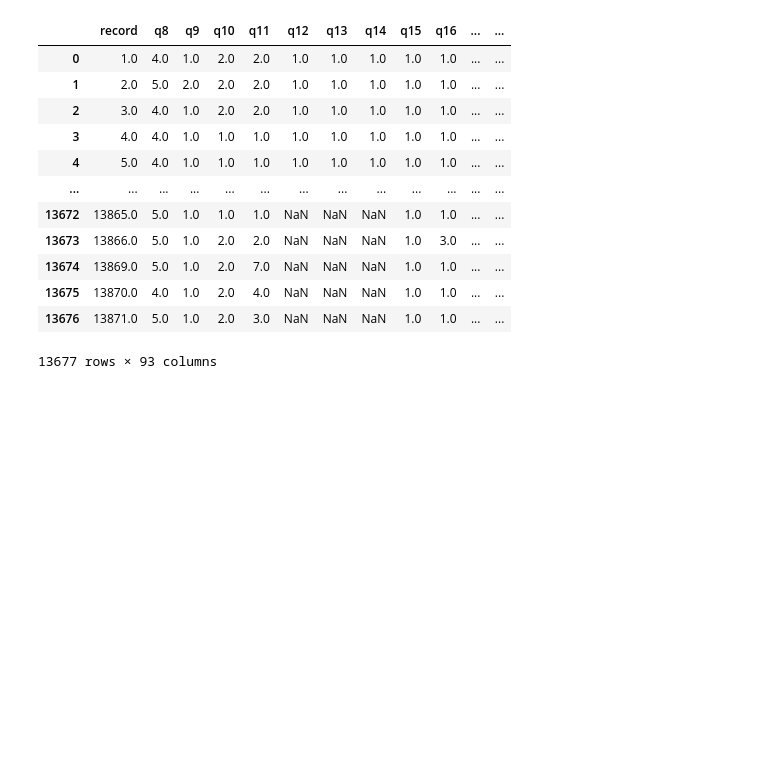
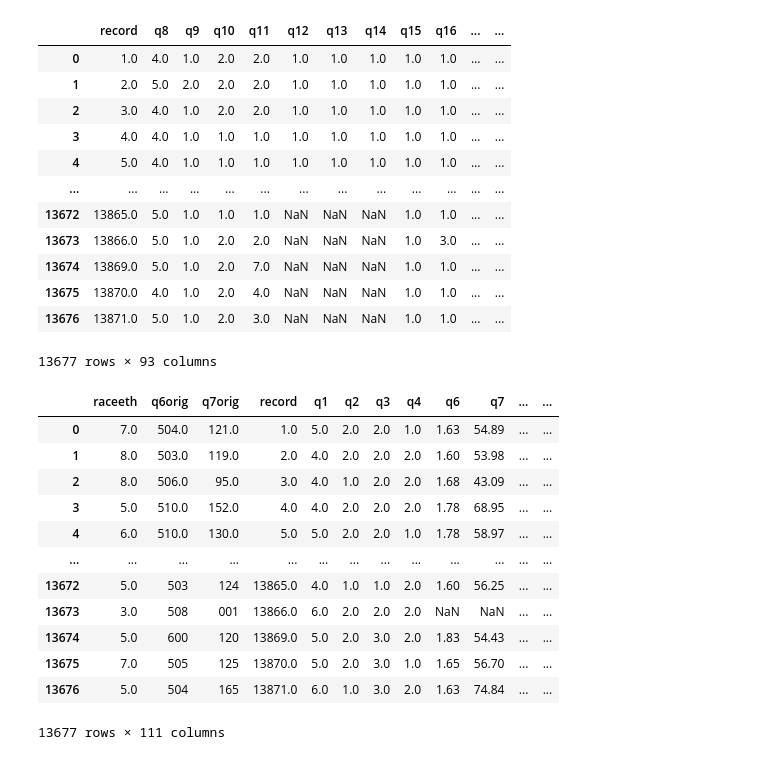
Before and after one commit to tylerah/capstone-project, a Jupyter notebook: Data cleaning.ipynb, the cells around one changed output. Saved outputs shown, nothing was run; the diff lists cells and outputs as text; code cells hidden in the pictures; blank space fills up the shorter version.

Commit message:
created race columns and csv's for fillna and interpolation methods

```diff
--- a/Data cleaning.ipynb
+++ b/Data cleaning.ipynb
@@ -98,3 +98,29 @@ data2
 | 13675 | 13870.0 | 4.0 | 1.0 | 2.0 | 4.0 | NaN | NaN | NaN | 1.0 | 1.0 | ... | ... |
 | 13676 | 13871.0 | 5.0 | 1.0 | 2.0 | 3.0 | NaN | NaN | NaN | 1.0 | 1.0 | ... | ... |
 13677 rows × 93 columns
+# %%
+# Creating Race Columns & manual encoding
+data['white'] = data['q5'].apply(lambda x: 1 if 'E' in str(x) else 0)
+data['AIN'] = data['q5'].apply(lambda x: 1 if 'A' in str(x) else 0)
+data['asian'] = data['q5'].apply(lambda x: 1 if 'B' in str(x) else 0)
+data['black'] = data['q5'].apply(lambda x: 1 if 'C' in str(x) else 0)
+data['PI'] = data['q5'].apply(lambda x: 1 if 'D' in str(x) else 0)
+
+# Dropping q5
+data = data.drop(data[["q5"]], axis=1)
+
+data
+# %% [output]
+|  | raceeth | q6orig | q7orig | record | q1 | q2 | q3 | q4 | q6 | q7 | ... | ... |
+| 0 | 7.0 | 504.0 | 121.0 | 1.0 | 5.0 | 2.0 | 2.0 | 1.0 | 1.63 | 54.89 | ... | ... |
+| 1 | 8.0 | 503.0 | 119.0 | 2.0 | 4.0 | 2.0 | 2.0 | 2.0 | 1.60 | 53.98 | ... | ... |
+| 2 | 8.0 | 506.0 | 95.0 | 3.0 | 4.0 | 1.0 | 2.0 | 2.0 | 1.68 | 43.09 | ... | ... |
+| 3 | 5.0 | 510.0 | 152.0 | 4.0 | 4.0 | 2.0 | 2.0 | 2.0 | 1.78 | 68.95 | ... | ... |
+| 4 | 6.0 | 510.0 | 130.0 | 5.0 | 5.0 | 2.0 | 2.0 | 1.0 | 1.78 | 58.97 | ... | ... |
+| ... | ... | ... | ... | ... | ... | ... | ... | ... | ... | ... | ... | ... |
+| 13672 | 5.0 | 503 | 124 | 13865.0 | 4.0 | 1.0 | 1.0 | 2.0 | 1.60 | 56.25 | ... | ... |
+| 13673 | 3.0 | 508 | 001 | 13866.0 | 6.0 | 2.0 | 2.0 | 2.0 | NaN | NaN | ... | ... |
+| 13674 | 5.0 | 600 | 120 | 13869.0 | 5.0 | 2.0 | 3.0 | 2.0 | 1.83 | 54.43 | ... | ... |
+| 13675 | 7.0 | 505 | 125 | 13870.0 | 5.0 | 2.0 | 3.0 | 1.0 | 1.65 | 56.70 | ... | ... |
+| 13676 | 5.0 | 504 | 165 | 13871.0 | 6.0 | 1.0 | 3.0 | 2.0 | 1.63 | 74.84 | ... | ... |
+13677 rows × 111 columns
```
Also changed, not shown: parts of 7 cells of this notebook, 2 other files.
